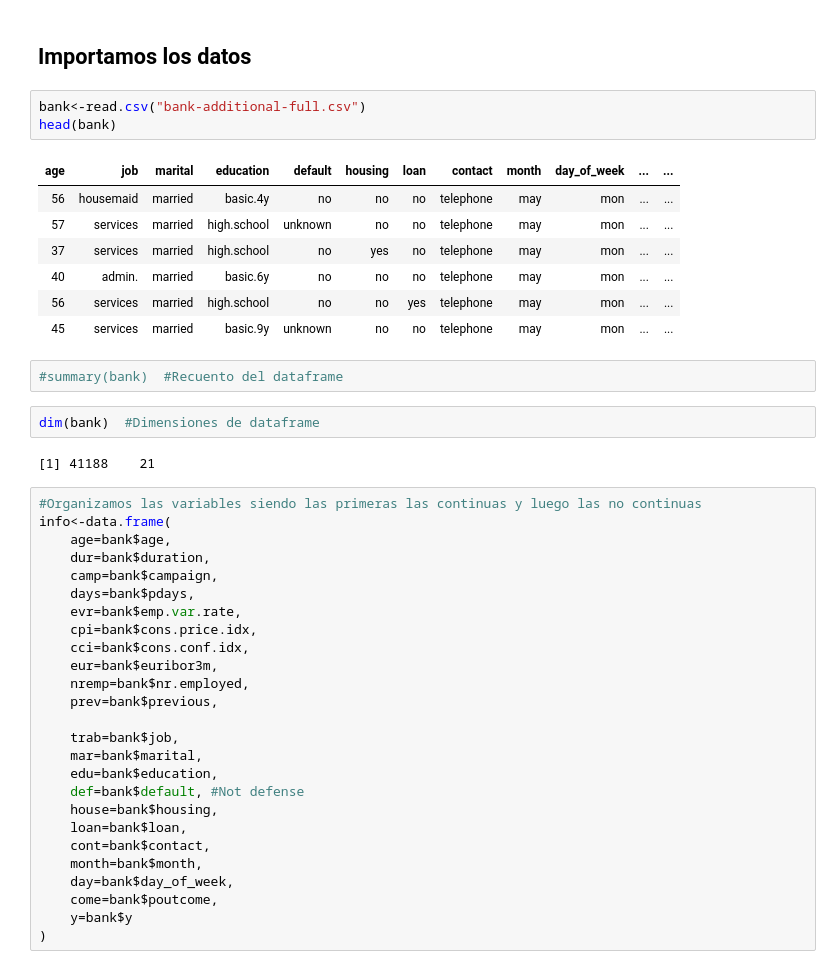
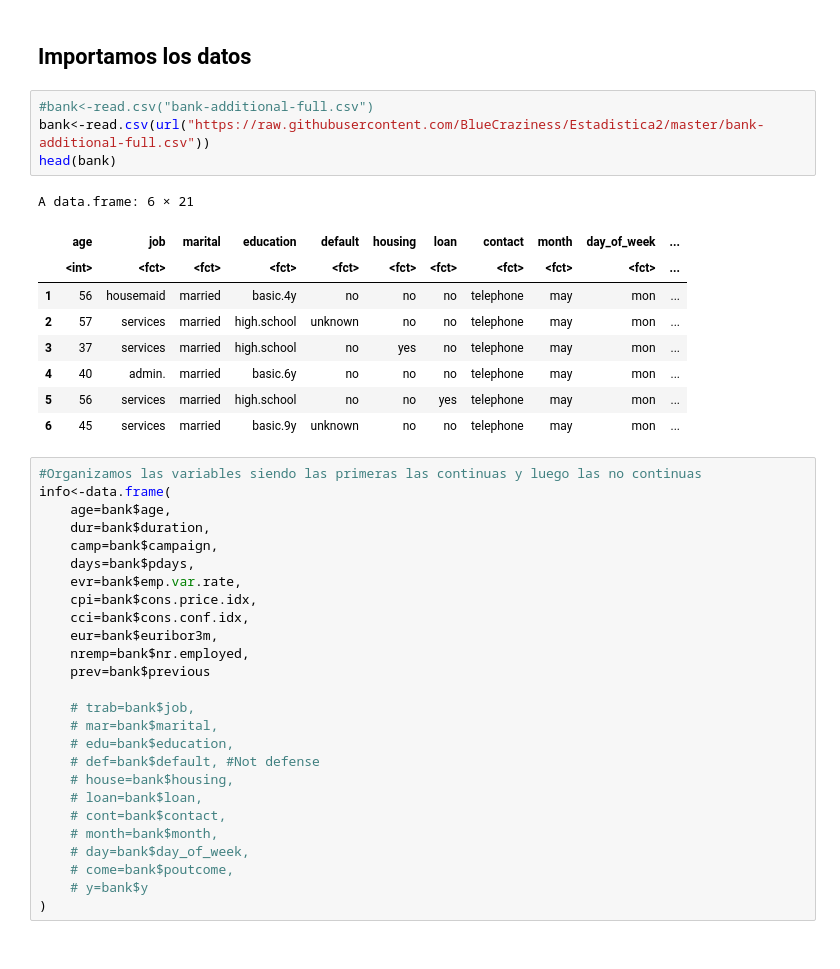
Before and after one commit to BlueCraziness/Estadistica2, a Jupyter notebook: Trabajo2.ipynb, the cells around one changed output. Cells and saved outputs as stored; diff of their text form.

```diff
--- a/Trabajo2.ipynb
+++ b/Trabajo2.ipynb
@@ -86,22 +100,19 @@ corrplot 0.84 loaded
 # %% [markdown]
 ## Importamos los datos
 # %%
-bank<-read.csv("bank-additional-full.csv")
+#bank<-read.csv("bank-additional-full.csv")
+bank<-read.csv(url("https://raw.githubusercontent.com/BlueCraziness/Estadistica2/master/bank-additional-full.csv"))
 head(bank)
 # %% [output]
+A data.frame: 6 × 21
-| age | job | marital | education | default | housing | loan | contact | month | day_of_week | ... | ... |
-| 56 | housemaid | married | basic.4y | no | no | no | telephone | may | mon | ... | ... |
-| 57 | services | married | high.school | unknown | no | no | telephone | may | mon | ... | ... |
-| 37 | services | married | high.school | no | yes | no | telephone | may | mon | ... | ... |
-| 40 | admin. | married | basic.6y | no | no | no | telephone | may | mon | ... | ... |
-| 56 | services | married | high.school | no | no | yes | telephone | may | mon | ... | ... |
-| 45 | services | married | basic.9y | unknown | no | no | telephone | may | mon | ... | ... |
+|  | age | job | marital | education | default | housing | loan | contact | month | day_of_week | ... |
+|  | <int> | <fct> | <fct> | <fct> | <fct> | <fct> | <fct> | <fct> | <fct> | <fct> | ... |
+| 1 | 56 | housemaid | married | basic.4y | no | no | no | telephone | may | mon | ... |
+| 2 | 57 | services | married | high.school | unknown | no | no | telephone | may | mon | ... |
+| 3 | 37 | services | married | high.school | no | yes | no | telephone | may | mon | ... |
+| 4 | 40 | admin. | married | basic.6y | no | no | no | telephone | may | mon | ... |
+| 5 | 56 | services | married | high.school | no | no | yes | telephone | may | mon | ... |
+| 6 | 45 | services | married | basic.9y | unknown | no | no | telephone | may | mon | ... |
-# %%
-#summary(bank)  #Recuento del dataframe
-# %%
-dim(bank)  #Dimensiones de dataframe
-# %% [output]
-[1] 41188    21
 # %%
 #Organizamos las variables siendo las primeras las continuas y luego las no continuas
 info<-data.frame(
@@ -114,18 +125,18 @@ info<-data.frame(
     cci=bank$cons.conf.idx,
     eur=bank$euribor3m,
     nremp=bank$nr.employed,
-    prev=bank$previous,
+    prev=bank$previous
 
-    trab=bank$job,
-    mar=bank$marital,
-    edu=bank$education,
-    def=bank$default, #Not defense
-    house=bank$housing,
-    loan=bank$loan,
-    cont=bank$contact,
-    month=bank$month,
-    day=bank$day_of_week,
-    come=bank$poutcome,
-    y=bank$y
+    # trab=bank$job,
+    # mar=bank$marital,
+    # edu=bank$education,
+    # def=bank$default, #Not defense
+    # house=bank$housing,
+    # loan=bank$loan,
+    # cont=bank$contact,
+    # month=bank$month,
+    # day=bank$day_of_week,
+    # come=bank$poutcome,
+    # y=bank$y
 )
 # %%
```
Also changed, not shown: parts of 27 cells of this notebook.
